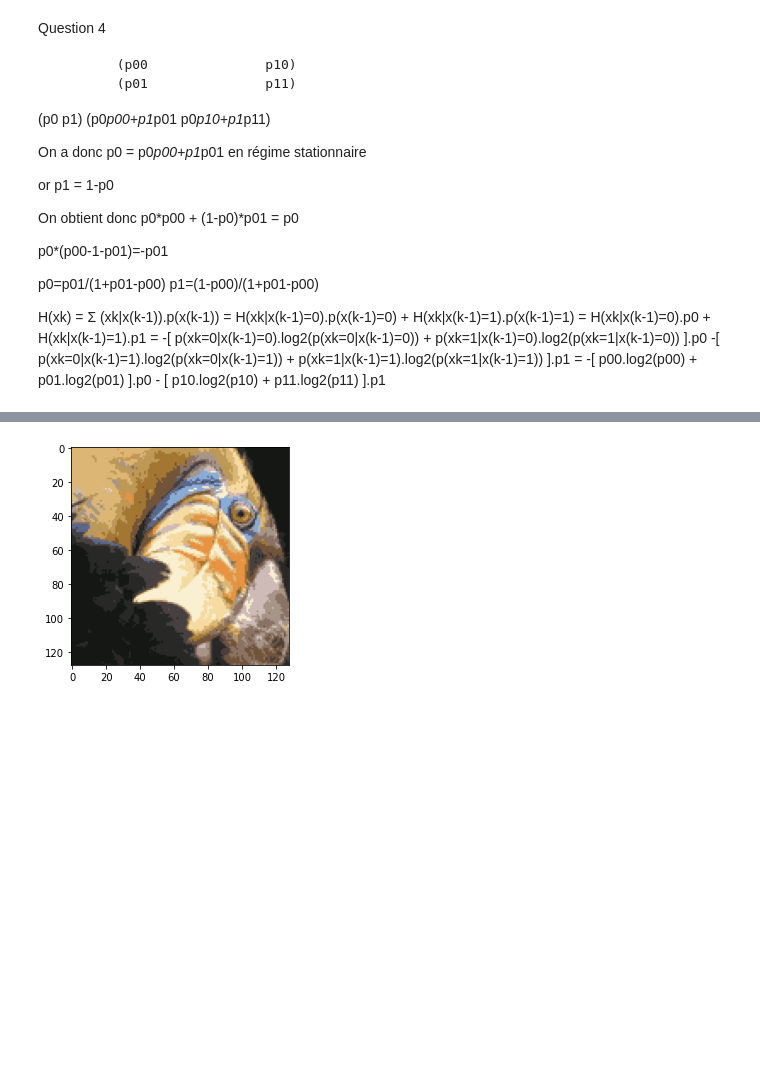
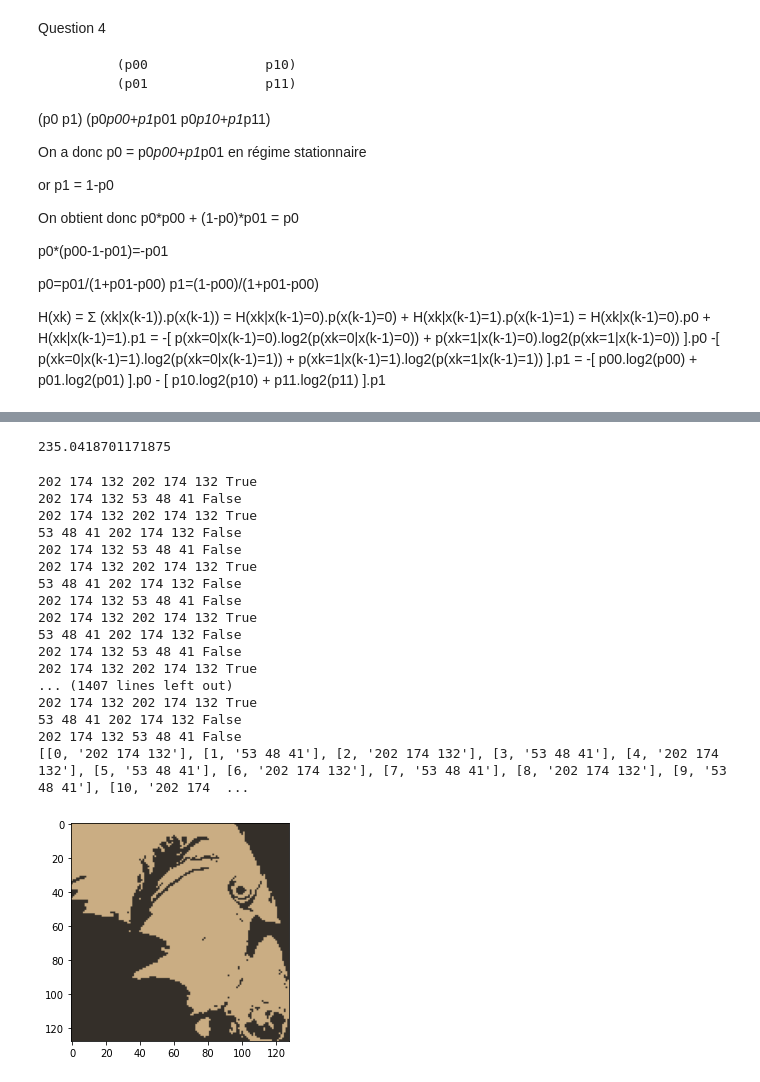
Before and after one commit to ValentinSre/TP, a Jupyter notebook: TCI/[TCI] TP.ipynb, the cells around one changed output, grey strips where cells are left out. Cells and saved outputs as stored; diff of their text form; code cells hidden in the pictures; blank space fills up the shorter version.

Commit message:
problème : le codebook s'overwrite à chaque ajout

```diff
--- a/TCI/[TCI] TP.ipynb
+++ b/TCI/[TCI] TP.ipynb
@@ -172,7 +170,6 @@ import numpy as np
 import matplotlib.pyplot as plt
 import cv2
 
-#Question 2 et 3
 def kMeansAlgo(k):
     image = cv2.imread('ex9Data/bird_small.tiff')
     image = cv2.cvtColor(image, cv2.COLOR_BGR2RGB)
@@ -188,7 +185,14 @@ def kMeansAlgo(k):
 def dessinerImg(img):
     plt.imshow(img)
 
-(img1, img2) = kMeansAlgo(15)
-dessinerImg(img2)
+def D(k):
+    (img, imgseg) = kMeansAlgo(k)
+    squared_diff = (img - imgseg) ** 2
+    summed = np.sum(squared_diff)
+    num_pix = img.shape[0] * img.shape[1] #img1 and 2 should have same shape
+    err = summed / num_pix
+    return err
+
+D(8)
 # %% [output]
-[figure, removed]
+235.0418701171875
@@ -195,34 +208,72 @@ dessinerImg(img2)
 # %%
-#Question 4
-def D(k):
-    (img, imgseg) = kMeansAlgo(k)
-    squared_diff = (img - imgseg) ** 2
-    summed = np.sum(squared_diff)
-    num_pix = img.shape[0] * img.shape[1] #img1 and 2 should have same shape
-    err = summed / num_pix
-    return err
+
 
 def codingRateRLE(k):
     (img, imgseg) = kMeansAlgo(k)
     imgData = imgseg
     res = []
     for i in range(len(imgData)):
         colorActual = imgData[0][0]
         string_row = ""
         nombrePixel = 0
         for j in range(len(imgData[0])):
             if (imgData[i][j] == colorActual).all() :
                 nombrePixel += 1
             else :
                 if nombrePixel != 0 :
-                    string = str(colorActual) + " " + str(nombrePixel) + " ; "
+                    string = str(colorActual) + "-" + str(nombrePixel) + "/"
                     string_row += string
                 nombrePixel = 1
                 colorActual = imgData[i][j]
-        string = str(colorActual) + " " + str(nombrePixel)
+        string = str(colorActual) + "-" + str(nombrePixel) + "/"
         string_row += string
         res.append(string_row)
         nombrePixel = 0
-    return res
+    codebook = []
+    codebook_value = 0
+    for ligne in res :
+        false_string_color = ligne.split('/')
+        string_color = false_string_color[0:len(false_string_color)-1]
+        for val in string_color :
+            liste = list(val)
+            str_col = ""
+            p = 1
+            while liste[p] != ']' :
+                str_col += liste[p]
+                p += 1
+            if codebook == [] :
+                codebook.append([codebook_value, str_col])
+                codebook_value += 1
+            for code in codebook :
+                print(code[1], str_col, code[1] == str_col)
+                if code[1] == str_col :
+                    pass
+                else :
+                    codebook.append([codebook_value, str_col])
+                    codebook_value += 1
+                    break
+    return res, codebook
 
-#print(codingRateRLE(2))
+(img, img2)=kMeansAlgo(2)
+(a, b) = codingRateRLE(2)
+print(b)
+dessinerImg(img2)
+# %% [output]
+202 174 132 202 174 132 True
+202 174 132 53 48 41 False
+202 174 132 202 174 132 True
+53 48 41 202 174 132 False
+202 174 132 53 48 41 False
+202 174 132 202 174 132 True
+53 48 41 202 174 132 False
+202 174 132 53 48 41 False
+202 174 132 202 174 132 True
+53 48 41 202 174 132 False
+202 174 132 53 48 41 False
+202 174 132 202 174 132 True
+... (1407 lines left out)
+202 174 132 202 174 132 True
+53 48 41 202 174 132 False
+202 174 132 53 48 41 False
+[[0, '202 174 132'], [1, '53 48 41'], [2, '202 174 132'], [3, '53 48 41'], [4, '202 174 132'], [5, '53 48 41'], [6, '202 174 132'], [7, '53 48 41'], [8, '202 174 132'], [9, '53 48 41'], [10, '202 174  ...
+[figure, added]
```
Also changed, not shown: parts of 7 cells of this notebook.
